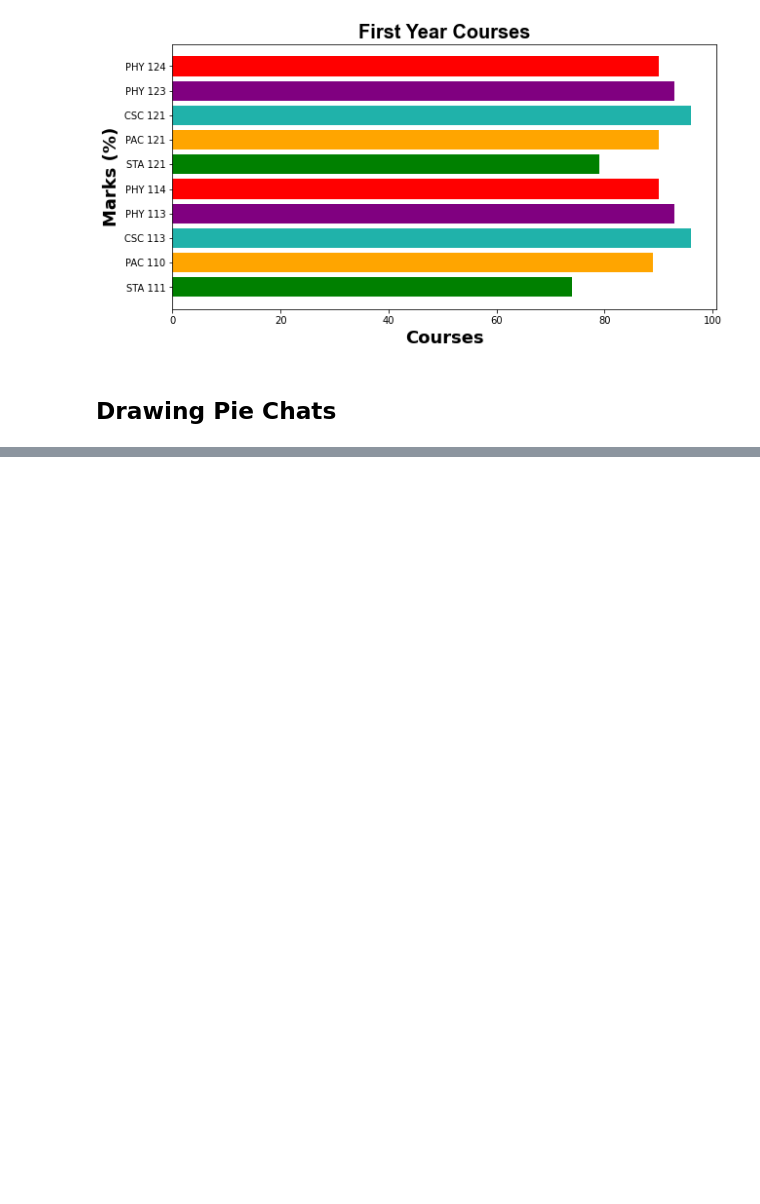
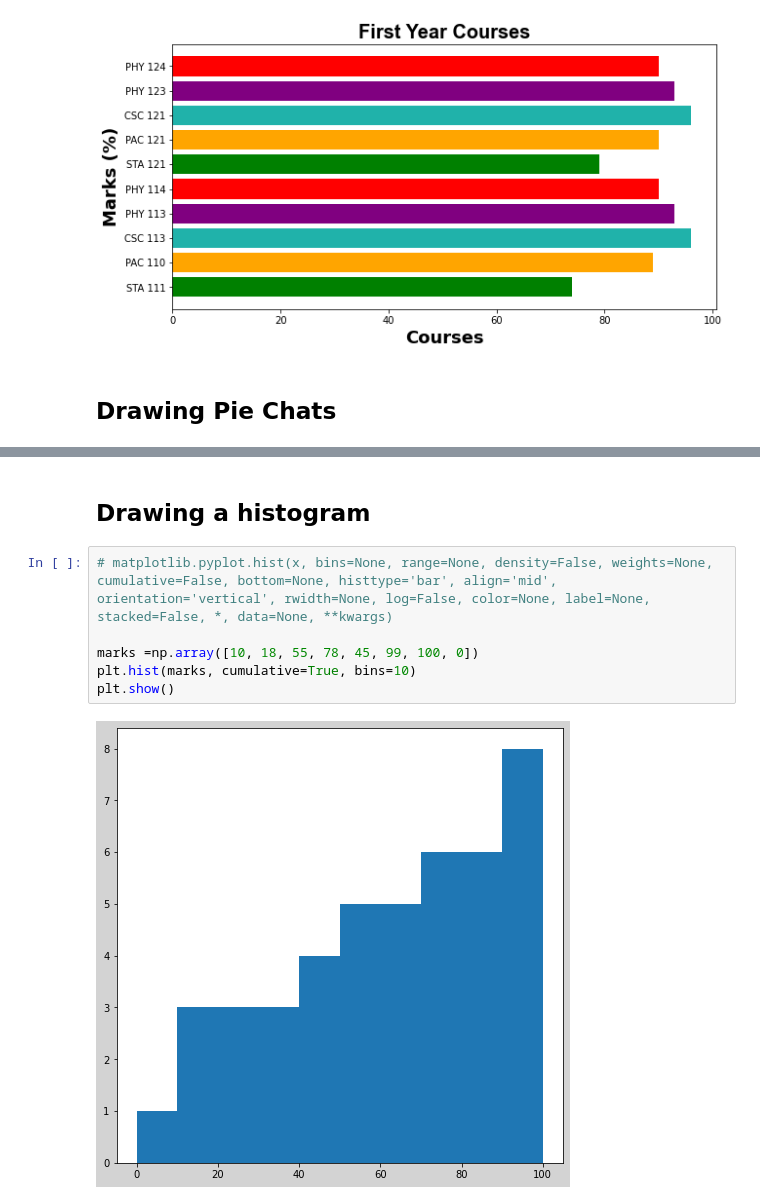
Before and after one commit to CrispenGari/Data-Visualisation-Python, a Jupyter notebook: matplotlib.ipynb, the cells around one changed output, grey strips where cells are left out. Saved outputs shown, nothing was run; the diff lists cells and outputs as text; blank space fills up the shorter version.

```diff
--- a/matplotlib.ipynb
+++ b/matplotlib.ipynb
@@ -76,0 +107,10 @@ plt.show()
+# %% [markdown]
+## Drawing a histogram
+# %%
+# matplotlib.pyplot.hist(x, bins=None, range=None, density=False, weights=None, cumulative=False, bottom=None, histtype='bar', align='mid', orientation='vertical', rwidth=None, log=False, color=None, label=None, stacked=False, *, data=None, **kwargs)
+
+marks =np.array([10, 18, 55, 78, 45, 99, 100, 0])
+plt.hist(marks, cumulative=True, bins=10)
+plt.show()
+# %% [output]
+[figure, added]
```
Also changed, not shown: parts of 21 cells of this notebook, 4 other files.
